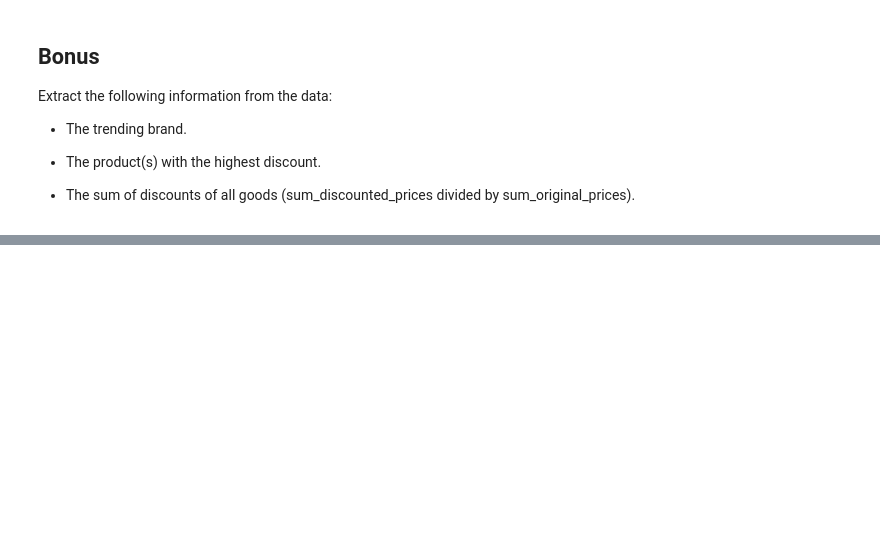
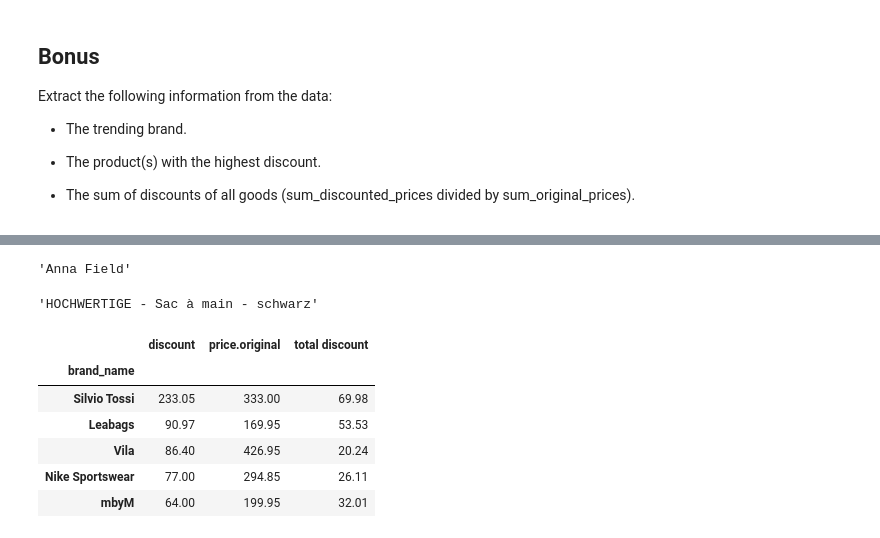
Before and after one commit to silviaherf/datamad0820, a Jupyter notebook: module-1/lab-parsing-api/your-code/main.ipynb, the cells around one changed output, grey strips where cells are left out. Cells and saved outputs as stored; diff of their text form; code cells hidden in the pictures; blank space fills up the shorter version.

```diff
--- a/module-1/lab-parsing-api/your-code/main.ipynb
+++ b/module-1/lab-parsing-api/your-code/main.ipynb
@@ -48,0 +64,16 @@ In the next cell, use Python to obtain data from the API endpoint you chose in t
+# %%
+#no llega al final del número de páginas porque es demasiada información (creo)
+for i in range(2,total_pages):
+    k=84*i
+    df=flattened_data1
+    url=f'https://www.zalando.fr/api/catalog/articles?categories=promo-femme&limit=84&offset={k}&sort=popularity'
+    response = urllib.request.urlopen(url)
+    results = json.load(response)
+
+    flattened_data = json_normalize(results)
+    flattened_data1=json_normalize(flattened_data.articles[0])
+    flattened_data1=flattened_data1.set_index('sku')
+    df = df.append(flattened_data1)
+    print(f"getting page {i} of {total_pages}", end='\r')
+
+df
@@ -60,0 +104,31 @@ Extract the following information from the data:
+# %%
+#marca más popular
+df.brand_name.value_counts().index[0]
+# %% [output]
+'Anna Field'
+# %%
+df['price.original']=((df['price.original'].apply(lambda x: x.replace('\xa0€',''))).apply(lambda x: x.replace(',','.'))).apply(lambda x:float(x))
+df['price.promotional']=(df['price.promotional'].apply(lambda x: x.replace('\xa0€',''))).apply(lambda x: x.replace(',','.')).apply(lambda x:float(x))
+# %%
+df['discount']=df['price.original']-df['price.promotional']
+# %%
+#producto con mayor descuento absoluto
+df.sort_values(by='discount',ascending=False).name[0]
+# %% [output]
+'HOCHWERTIGE - Sac à main - schwarz'
+# %%
+df1=df.copy()
+# %%
+##The sum of discounts of all goods (sum_discounted_prices divided by sum_original_prices).
+#
+df1=df1.groupby('brand_name').agg({'discount':'sum','price.original':'sum'}).sort_values(by='discount',ascending=False)
+df1['total discount']=round(df1['discount']/df1['price.original']*100,2)
+df1.head()
+# %% [output]
+|  | discount | price.original | total discount |
+| brand_name |  |  |  |
+| Silvio Tossi | 233.05 | 333.00 | 69.98 |
+| Leabags | 90.97 | 169.95 | 53.53 |
+| Vila | 86.40 | 426.95 | 20.24 |
+| Nike Sportswear | 77.00 | 294.85 | 26.11 |
+| mbyM | 64.00 | 199.95 | 32.01 |
```
Also changed, not shown: parts of 11 cells of this notebook.
